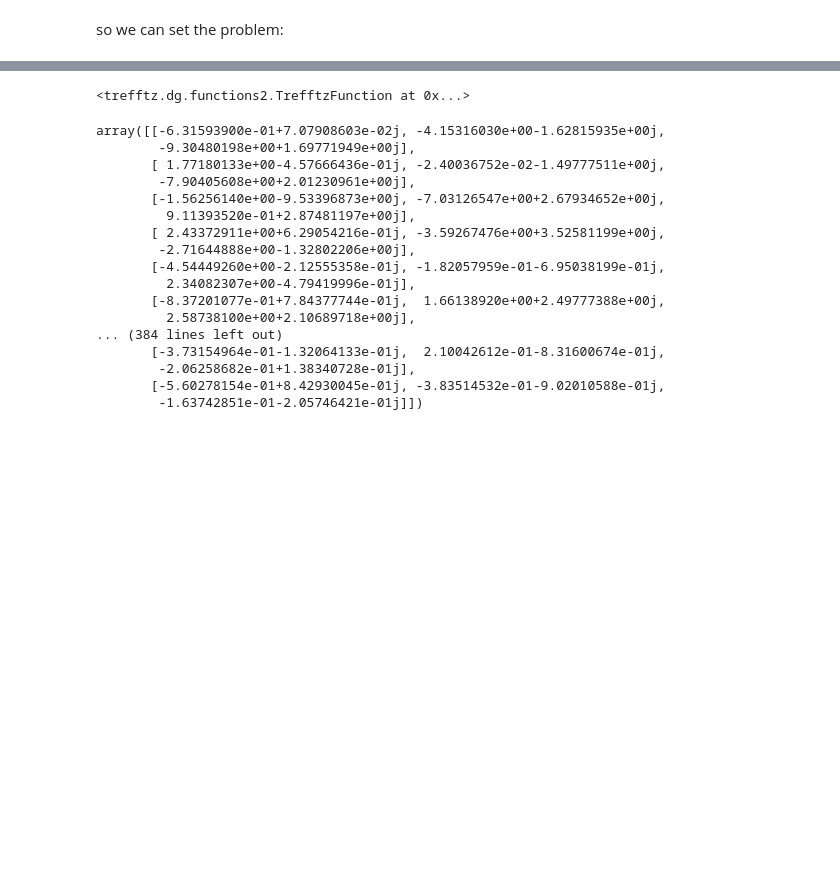
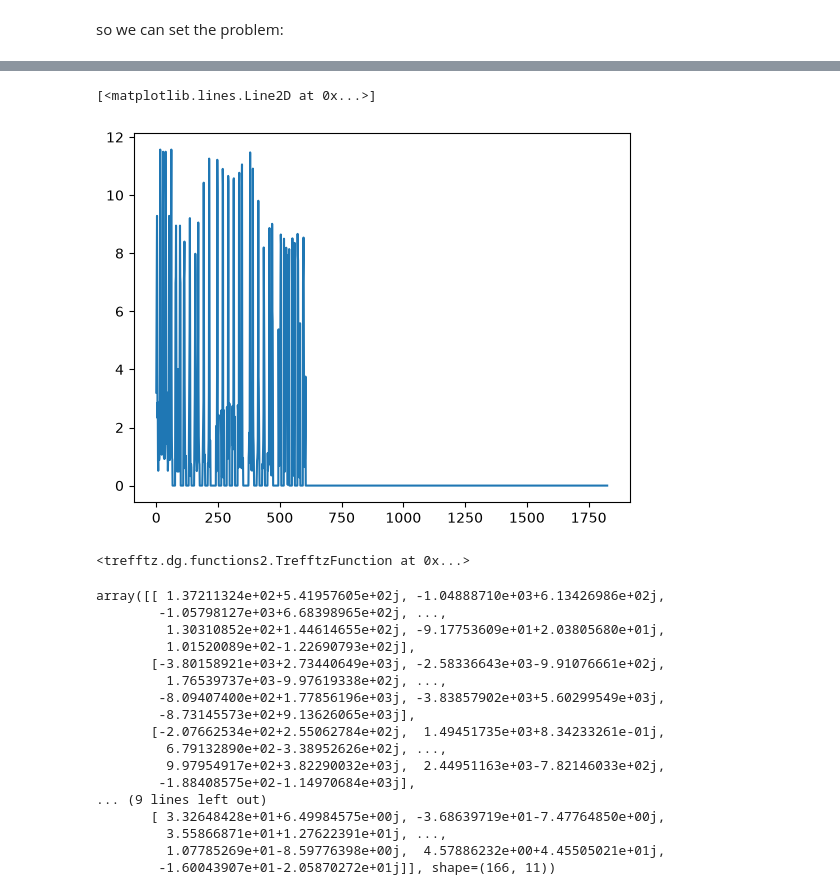
Before and after one commit to MPenaR/Trefftz, a Jupyter notebook: notebooks/open_space_usage.ipynb, the cells around one changed output, grey strips where cells are left out. Cells and saved outputs as stored; diff of their text form; code cells hidden in the pictures; blank space fills up the shorter version.

```diff
--- a/notebooks/open_space_usage.ipynb
+++ b/notebooks/open_space_usage.ipynb
@@ -102,29 +108,35 @@ plt.spy(A.toarray())
 # %%
 b = P.assemble_RHS()
+# %%
+import numpy as np
+plt.plot(np.abs(b))
+# %% [output]
+[<matplotlib.lines.Line2D at 0x...>]
+[figure, added]
 # %%
 P.solve()
 # %% [output]
 <trefftz.dg.functions2.TrefftzFunction at 0x...>
 # %%
-P.u_h.coefficients.reshape((-1,3))
+P.u_h.coefficients.reshape((-1,Ntheta))
 # %% [output]
-array([[-6.31593900e-01+7.07908603e-02j, -4.15316030e+00-1.62815935e+00j,
-        -9.30480198e+00+1.69771949e+00j],
-       [ 1.77180133e+00-4.57666436e-01j, -2.40036752e-02-1.49777511e+00j,
-        -7.90405608e+00+2.01230961e+00j],
-       [-1.56256140e+00-9.53396873e+00j, -7.03126547e+00+2.67934652e+00j,
-         9.11393520e-01+2.87481197e+00j],
-       [ 2.43372911e+00+6.29054216e-01j, -3.59267476e+00+3.52581199e+00j,
-        -2.71644888e+00-1.32802206e+00j],
-       [-4.54449260e+00-2.12555358e-01j, -1.82057959e-01-6.95038199e-01j,
-         2.34082307e+00-4.79419996e-01j],
-       [-8.37201077e-01+7.84377744e-01j,  1.66138920e+00+2.49777388e+00j,
-         2.58738100e+00+2.10689718e+00j],
-... (384 lines left out)
-       [-3.73154964e-01-1.32064133e-01j,  2.10042612e-01-8.31600674e-01j,
-        -2.06258682e-01+1.38340728e-01j],
-       [-5.60278154e-01+8.42930045e-01j, -3.83514532e-01-9.02010588e-01j,
-        -1.63742851e-01-2.05746421e-01j]])
+array([[ 1.37211324e+02+5.41957605e+02j, -1.04888710e+03+6.13426986e+02j,
+        -1.05798127e+03+6.68398965e+02j, ...,
+         1.30310852e+02+1.44614655e+02j, -9.17753609e+01+2.03805680e+01j,
+         1.01520089e+02-1.22690793e+02j],
+       [-3.80158921e+03+2.73440649e+03j, -2.58336643e+03-9.91076661e+02j,
+         1.76539737e+03-9.97619338e+02j, ...,
+        -8.09407400e+02+1.77856196e+03j, -3.83857902e+03+5.60299549e+03j,
+        -8.73145573e+02+9.13626065e+03j],
+       [-2.07662534e+02+2.55062784e+02j,  1.49451735e+03+8.34233261e-01j,
+         6.79132890e+02-3.38952626e+02j, ...,
+         9.97954917e+02+3.82290032e+03j,  2.44951163e+03-7.82146033e+02j,
+        -1.88408575e+02-1.14970684e+03j],
+... (9 lines left out)
+       [ 3.32648428e+01+6.49984575e+00j, -3.68639719e+01-7.47764850e+00j,
+         3.55866871e+01+1.27622391e+01j, ...,
+         1.07785269e+01-8.59776398e+00j,  4.57886232e+00+4.45505021e+01j,
+        -1.60043907e+01-2.05870272e+01j]], shape=(166, 11))
 # %%
 import numpy as np
 plt.plot(np.abs(P.u_h.coefficients))
```
Also changed, not shown: parts of 14 cells of this notebook, 9 other files.
